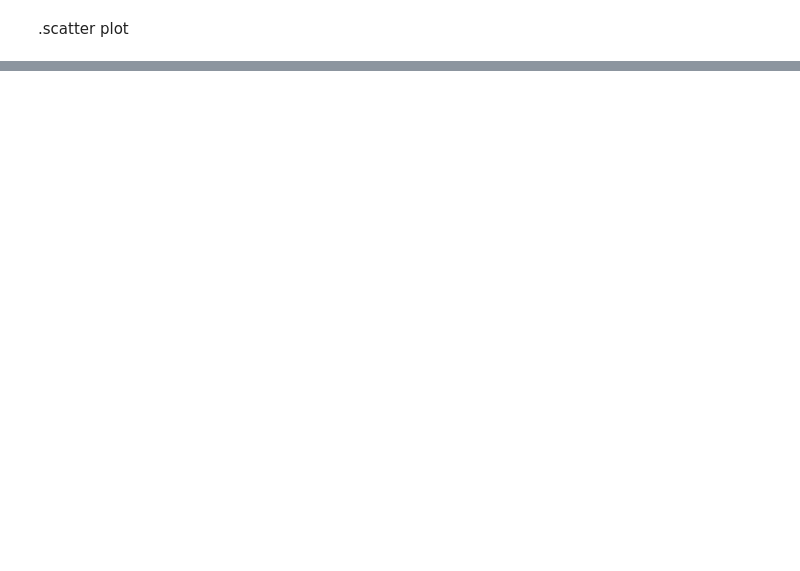
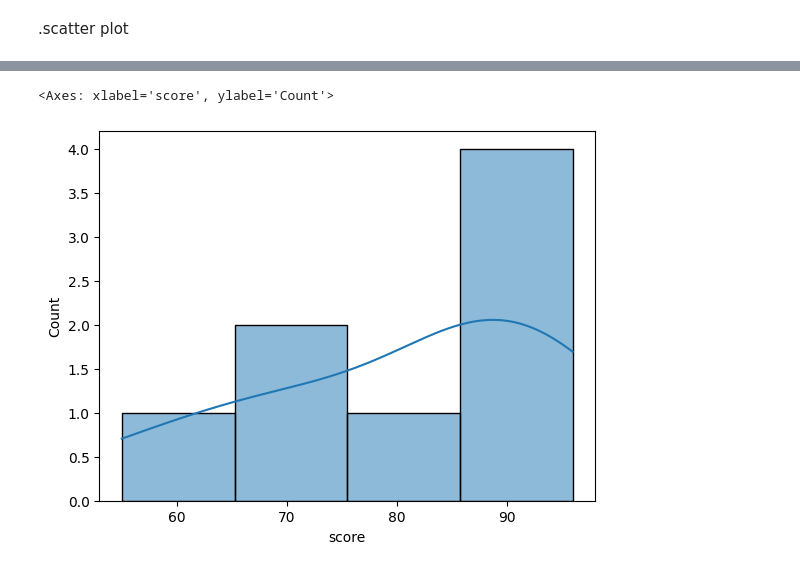
Before and after one commit to MDjunaidmgove/colab, a Jupyter notebook: dataaset.ipynb, the cells around one changed output, grey strips where cells are left out. Saved outputs shown, nothing was run; the diff lists cells and outputs as text; code cells hidden in the pictures; blank space fills up the shorter version.

```diff
--- a/dataaset.ipynb
+++ b/dataaset.ipynb
@@ -251,0 +213,4 @@ plt.show()
+# %%
+import pandas as pd
+df=pd.DataFrame({'score':[96,87,89,85,94,70,55,69]})
+df.describe()
@@ -251,0 +227,7 @@ plt.show()
+# %%
+import pandas as pd
+import seaborn as sns
+sns.histplot(df['score'],kde=True)
+# %% [output]
+<Axes: xlabel='score', ylabel='Count'>
+[figure, added]
```
Also changed, not shown: parts of 29 cells of this notebook.
